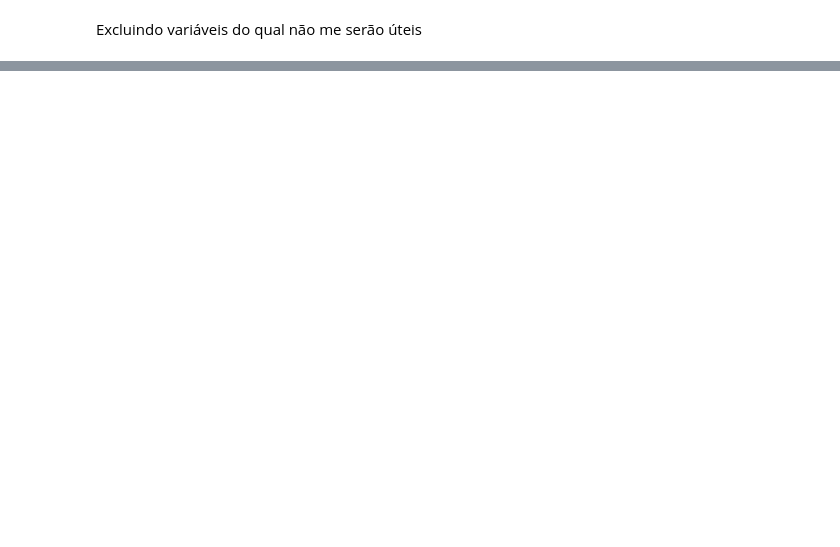
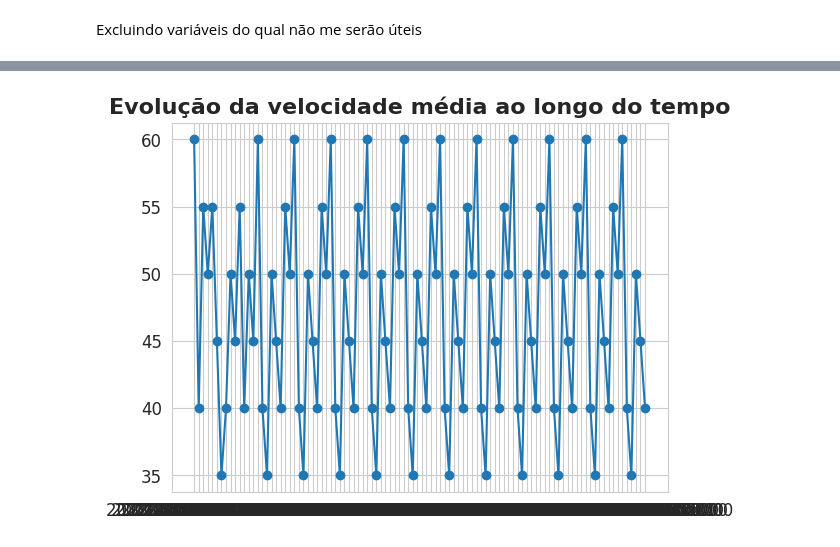
Before and after one commit to LUCASDNORONHA/analise-desempenho-frota, a Jupyter notebook: notebooks/01_preprocessing.ipynb, the cells around one changed output, grey strips where cells are left out. Drawn from its saved outputs; the diff is of its cells as text; code cells hidden in the pictures; blank space fills up the shorter version.

```diff
--- a/notebooks/01_preprocessing.ipynb
+++ b/notebooks/01_preprocessing.ipynb
@@ -70,0 +96,7 @@ db
+# %%
+db = db.sort_values('data')
+plt.plot(db['data'], db['velocidade média'], marker='o')
+plt.title('Evolução da velocidade média ao longo do tempo')
+plt.show()
+# %% [output]
+[figure, added]
```
Also changed, not shown: parts of 7 cells of this notebook.
